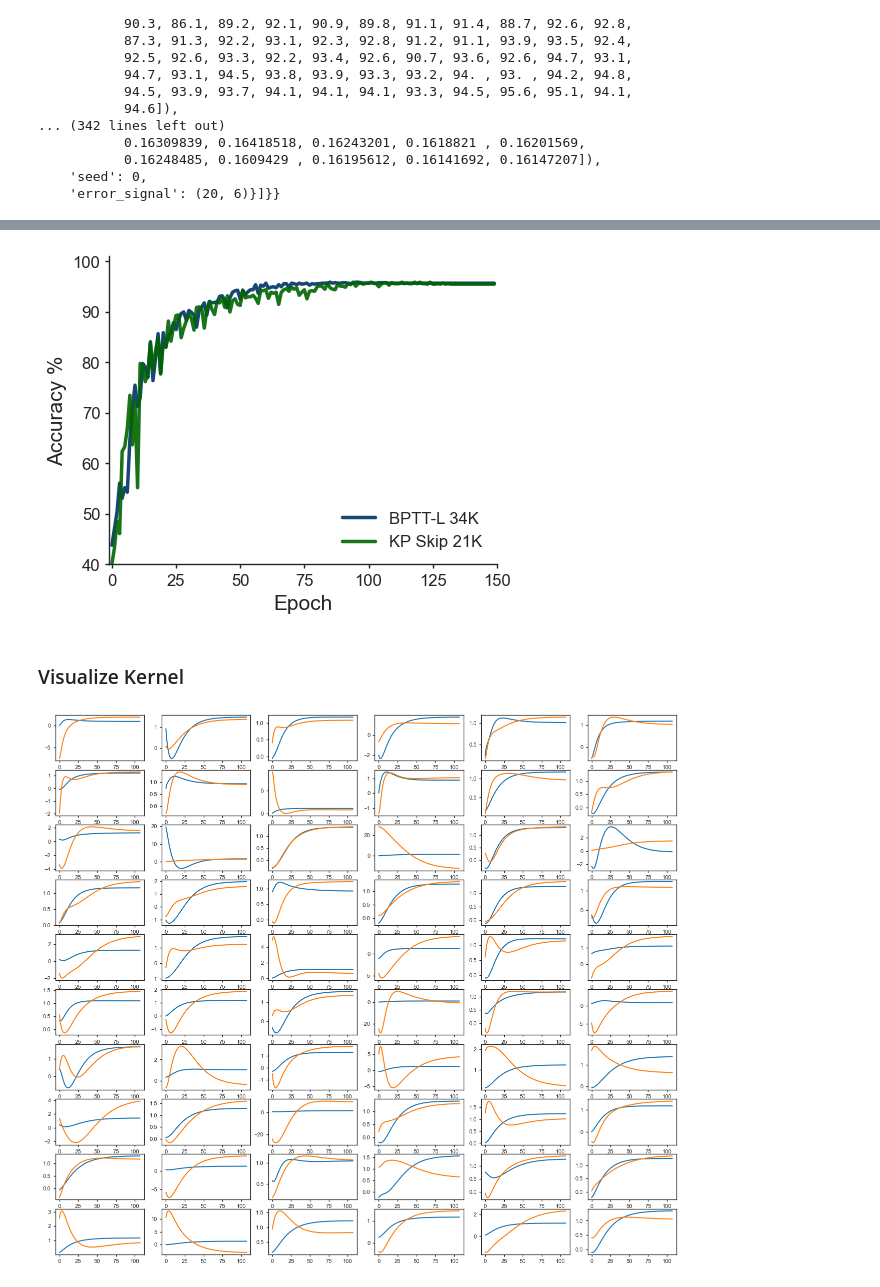
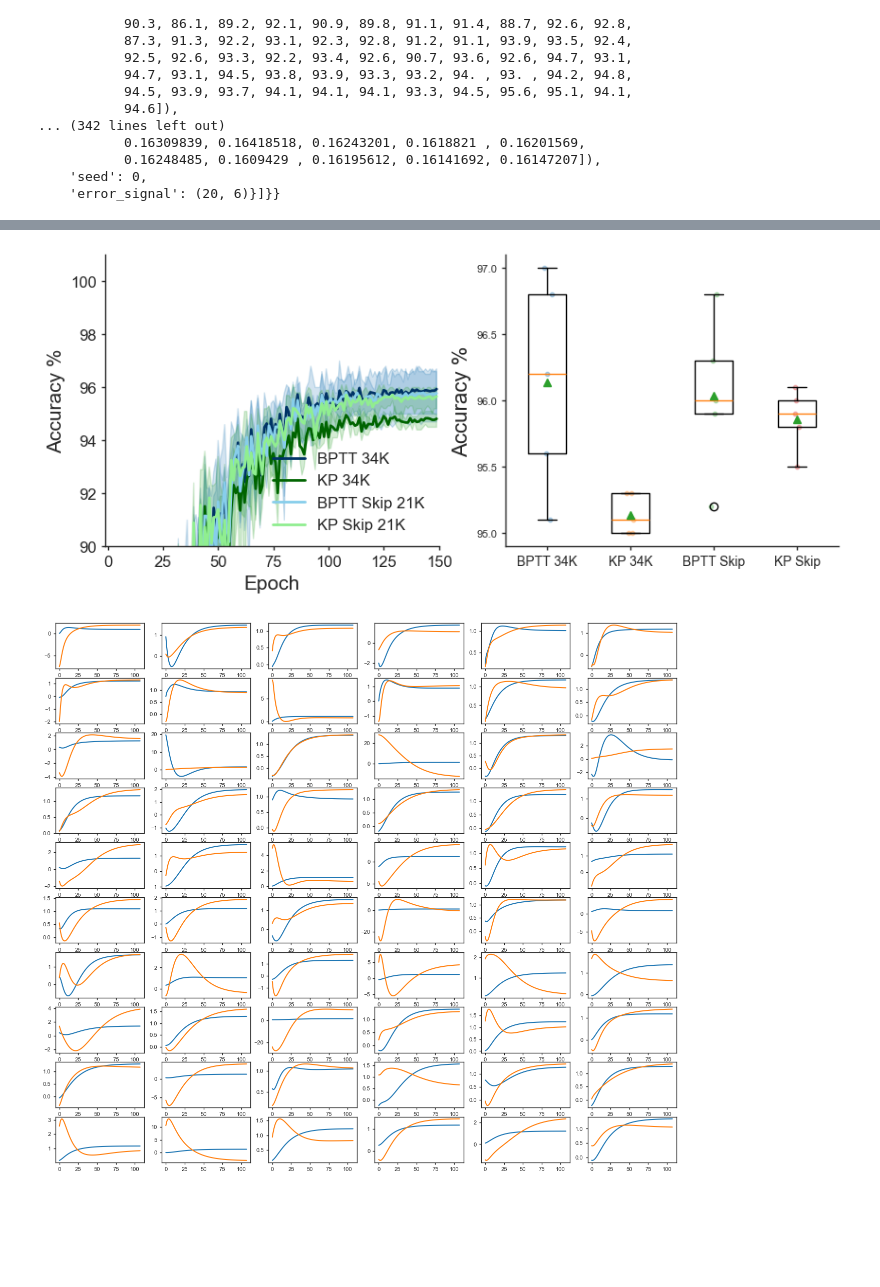
Before and after one commit to Baskin-LIU/Kernel-Propagation, a Jupyter notebook: Experiments/MNIST1D.ipynb, the cells around one changed output, grey strips where cells are left out. Cells and saved outputs as stored; diff of their text form; code cells hidden in the pictures; blank space fills up the shorter version.

Commit message:
figures and GLE_like

```diff
--- a/Experiments/MNIST1D.ipynb
+++ b/Experiments/MNIST1D.ipynb
@@ -74,7 +75,8 @@ max_error_start = n_steps - error_window -1
 min_error_start = n_steps - answer_steps
 
 Skip = False
-small_model = True
+small_model = False
+GLE_like = True
 
 general_config["device"] = "cuda" if torch.cuda.is_available() else "cpu"
 device = general_config["device"]
@@ -107,4 +109,16 @@ if error_steps != -1:
     answer_steps = 180
     model_config['Tau4'] = [80, 120]
     model_config['rho_scale'] = 0.25
+
+if GLE_like: #small skip connection for notebook demonstration
+    model_config["LP_size"] = [54, 54, 54, 54, 54, 54]
+    model_config["num_LP_layers"] = 6
+    model_config["num_Ins_layers"] = 0
+    #model_config['Tau0'] = [1, 8.0]
+    model_config['Tau1'] = [2.2, 3.2, 5.2]
+    model_config['Tau2'] = [2.1, 3.1, 5.1]
+    model_config['Tau3'] = [2., 3., 5.]
+    model_config['Tau4'] = [1.9, 2.9, 4.9]
+    model_config['Tau5'] = [1.8, 2.8, 4.8]
+    model_config['rho_scale'] = 1.
 # %% [output]
@@ -329,33 +429,48 @@ plt.show()
 # %%
 ### Large and Skip model ###
-fig, ax = plt.subplots(figsize=(5, 4))
+fig, axs = plt.subplots(1, 2, figsize=(10, 4))
 
-for group in ['Large', 'Skip']:
-  for method in ['BPTT', 'KP']:
-      record = All_record[group][method]
-      if method=='n_param' or len(record)==0:
-          continue
-      color, label = plot_config[group][method]
-      if group=='Large':
-          label = label + ' 34K'
-      else:
-          label = label + ' Skip 21K'
-      for re in record:
-          ax.plot(re['acc'], label=label, color=color, linewidth=2.5, alpha=0.9)
+####ax0#####
+axs[0].plot(df["Group: Large_BPTT - test_acc"], label="BPTT 34K", color=darkblue, linewidth=2)
+axs[0].fill_between(epochs, df["Group: Large_BPTT - test_acc__MIN"], df["Group: Large_BPTT - test_acc__MAX"],
+                    alpha=0.2, color=blue)
+axs[0].plot(df["Group: Large - test_acc"], label="KP 34K", color=darkgreen, linewidth=2)
+axs[0].fill_between(epochs, df["Group: Large - test_acc__MIN"], df["Group: Large - test_acc__MAX"],
+                    alpha=0.2, color=green)
 
-ax.set_ylim(40, 101)
-ax.set_xlim(-1, 150)
-ax.set_xlabel('Epoch', fontsize = 15)
-ax.set_ylabel('Accuracy %', fontsize = 15)
-ax.spines['top'].set_visible(False)
-ax.spines['right'].set_visible(False)
-ax.tick_params(axis='both', which='major', labelsize=12)
-ax.legend(loc='lower right', fontsize = 12)
+axs[0].plot(df["Group: skip_BPTT - test_acc"], label="BPTT Skip 21K", color=lightblue, linewidth=2)
+axs[0].fill_between(epochs, df["Group: skip_BPTT - test_acc__MIN"], df["Group: skip_BPTT - test_acc__MAX"],
+                    alpha=0.2, color=blue)
+axs[0].plot(df["Group: skip - test_acc"], label="KP Skip 21K", color=lightgreen, linewidth=2)
+axs[0].fill_between(epochs, df["Group: skip - test_acc__MIN"], df["Group: skip - test_acc__MAX"],
+                    alpha=0.2, color=green)
+axs[0].set_ylim(90, 101)
+axs[0].set_xlim(-1, 150)
+axs[0].set_xlabel('Epoch', fontsize = 15)
+axs[0].set_ylabel('Accuracy %', fontsize = 15)
+axs[0].spines['top'].set_visible(False)
+axs[0].spines['right'].set_visible(False)
+axs[0].tick_params(axis='both', which='major', labelsize=12)
+axs[0].legend(loc='lower right', fontsize = 12)
+
+####ax1#####
+data = [result['BPTT_noskip_[120]'], result['KP_noskip_[120]'], result['BPTT_skip_[72]'], result['KP_skip_[72]']]
+#axs[1].violinplot(data, positions=[0,1,2,3], showmeans=True)
+axs[1].boxplot(data, positions=[0,1,2,3], showmeans=True)
+axs[1].set_xticks([0,1,2,3], ['BPTT 34K', 'KP 34K', 'BPTT Skip', 'KP Skip'], fontsize=10)
+axs[1].set_ylabel("Accuracy %", fontsize=16)
+axs[1].set_yticks([95, 95.5, 96, 96.5, 97])
+axs[1].spines['top'].set_visible(False)
+axs[1].spines['right'].set_visible(False)
+
+for i, d in enumerate(data):
+    x = np.random.normal(i, 0.03, size=len(d))  # small horizontal jitter
+    axs[1].scatter(x, d, alpha=0.3, s=10)
+
+plt.savefig('../Figures/MNIST1D_Skip.png')
 plt.show()
 # %% [output]
-[figure, old version]
+[figure, new version]
-# %% [markdown]
-### Visualize Kernel
 # %%
 for l in model.layers[:2]:
     print(l.TauDE, l.decay_de)
```
Also changed, not shown: parts of 8 cells of this notebook, 13 other files.
